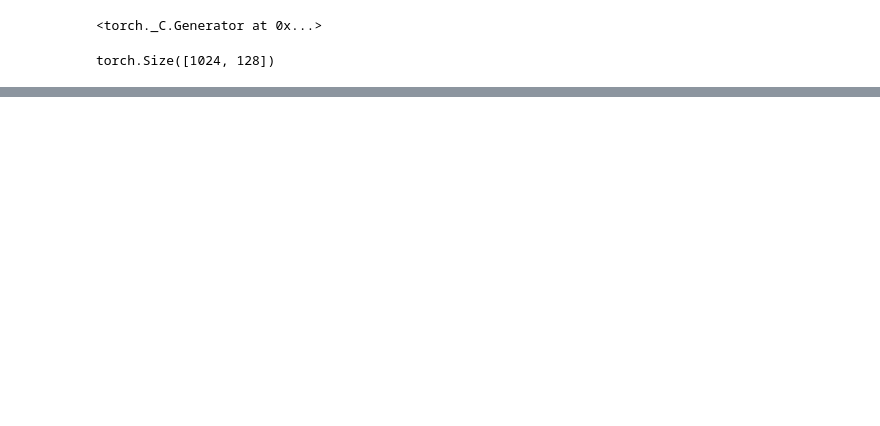
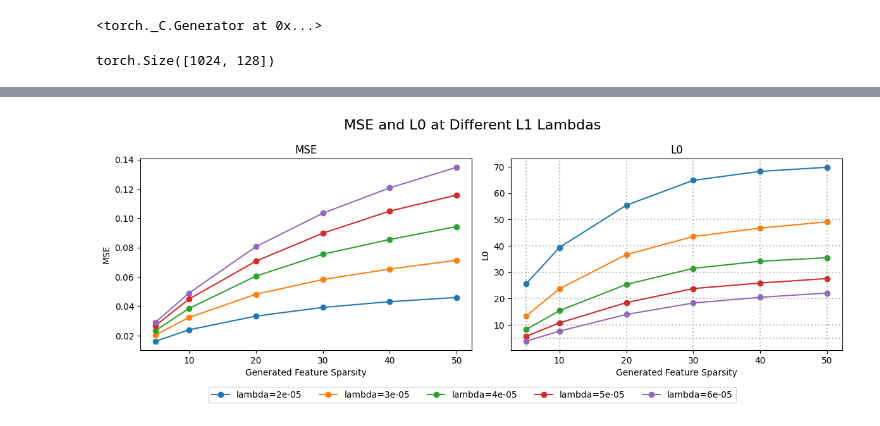
Before and after one commit to obayyub/sae_look, a Jupyter notebook: sae_hidden_data.ipynb, the cells around one changed output, grey strips where cells are left out. Saved outputs shown, nothing was run; the diff lists cells and outputs as text; code cells hidden in the pictures; blank space fills up the shorter version.

```diff
--- a/sae_hidden_data.ipynb
+++ b/sae_hidden_data.ipynb
@@ -210,0 +189,17 @@ defaultdict(list,
+# %%
+import pandas as pd
+
+# First, let's flatten the structure
+flattened_data = []
+for key, value_list in results.items():
+    for item in value_list:
+        # Create a row by combining the outer key with the inner dictionary
+        row = {'sparsity': key, **item}
+        flattened_data.append(row)
+
+# Create DataFrame
+df = pd.DataFrame(flattened_data)
+
+# Convert tensor values to float if needed
+if 'L0' in df.columns:
+    df['L0'] = df['L0'].apply(lambda x: float(x))
@@ -210,0 +215,39 @@ defaultdict(list,
+# %%
+fig, ax = plt.subplots(1, 2, figsize=(12, 5))
+lambdas = df['L1 lambda'].unique()
+
+# Create plots
+for lam in lambdas:
+    sub_df = df[df['L1 lambda'] == lam]
+    ax[0].plot(sub_df['sparsity'], sub_df['mse'], marker='o', label=f'lambda={lam}')
+    ax[1].plot(sub_df['sparsity'], sub_df['L0'], marker='o')
+
+# Add reference lines for L0 values
+l0_values = [5, 10, 20, 30, 40, 50]
+for l0 in l0_values:
+    # Horizontal line
+    ax[1].axhline(y=l0, color='gray', linestyle=':', alpha=0.5)
+    # Vertical line
+    ax[1].axvline(x=l0, color='gray', linestyle=':', alpha=0.5)
+
+# Add titles and labels
+fig.suptitle('MSE and L0 at Different L1 Lambdas', fontsize=16)
+ax[0].set_title('MSE')
+ax[1].set_title('L0')
+ax[0].set_xlabel('Generated Feature Sparsity')
+ax[1].set_xlabel('Generated Feature Sparsity')
+ax[0].set_ylabel('MSE')
+ax[1].set_ylabel('L0')
+
+# Adjust subplot spacing to make room for legend
+plt.tight_layout()
+plt.subplots_adjust(bottom=0.25)
+
+# Add single legend below both subplots
+lines, labels = ax[0].get_legend_handles_labels()
+fig.legend(lines, labels, loc='lower center', bbox_to_anchor=(0.5, 0),
+          ncol=5, borderaxespad=3)
+
+plt.show()
+# %% [output]
+[figure, added]
```
Also changed, not shown: parts of 5 cells of this notebook.
